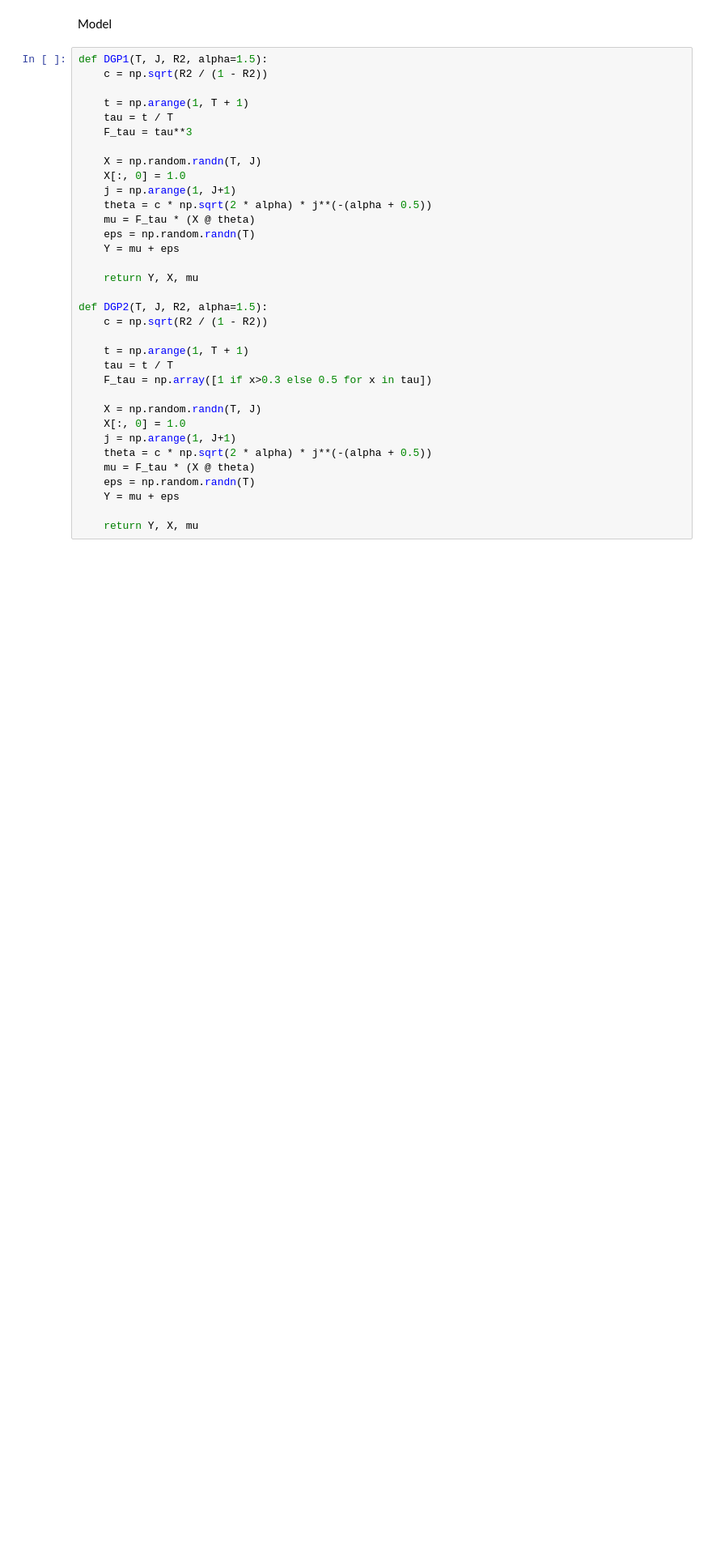
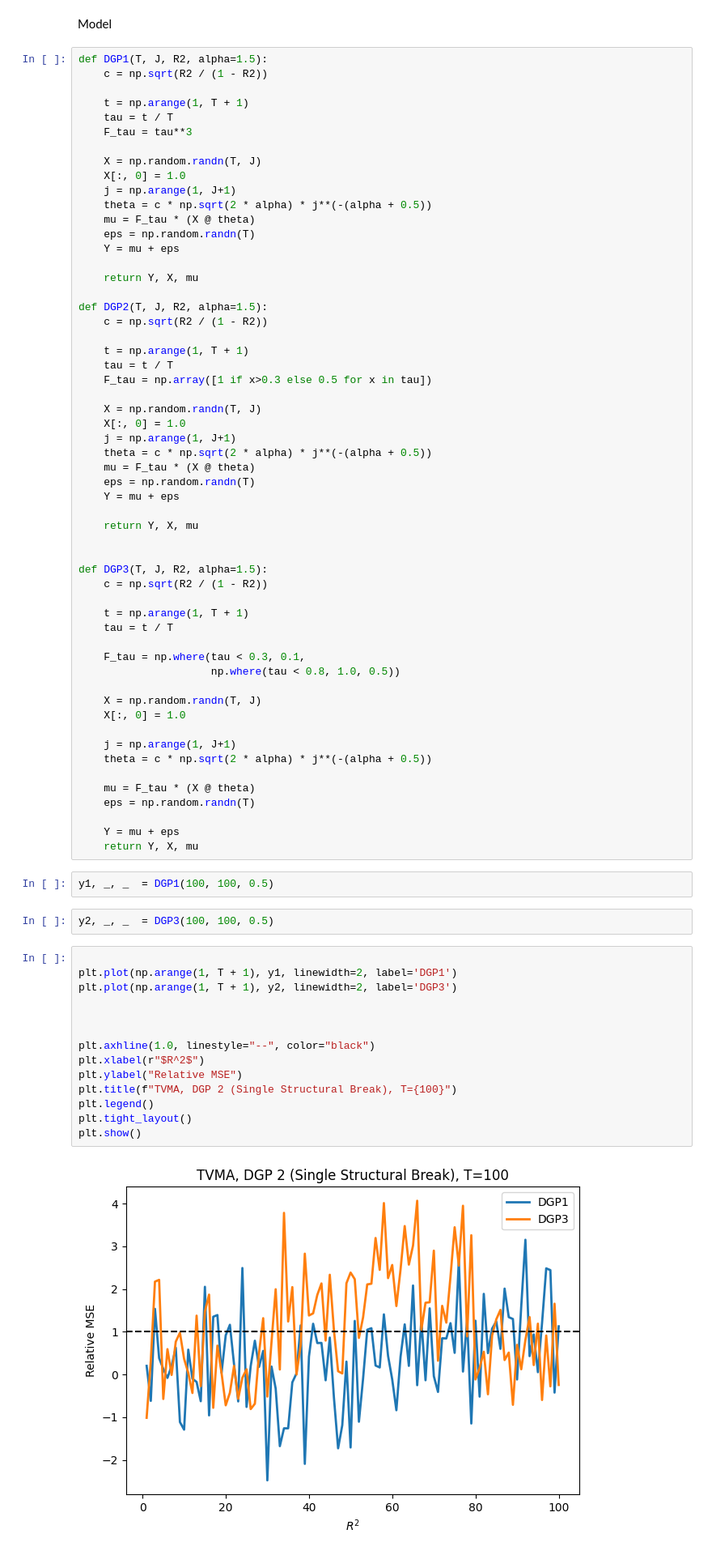
Before and after one commit to avril-rdgz/SCEDS_TVMA, a Jupyter notebook: main.ipynb, the cells around one changed output. Shown at 81% size. Cells and saved outputs as stored; diff of their text form; blank space fills up the shorter version.

```diff
--- a/main.ipynb
+++ b/main.ipynb
@@ -52,6 +52,48 @@ def DGP2(T, J, R2, alpha=1.5):
     Y = mu + eps
 
     return Y, X, mu
+
+
+def DGP3(T, J, R2, alpha=1.5):
+    c = np.sqrt(R2 / (1 - R2))
+
+    t = np.arange(1, T + 1)
+    tau = t / T
+
+    F_tau = np.where(tau < 0.3, 0.1,
+                     np.where(tau < 0.8, 1.0, 0.5))
+
+    X = np.random.randn(T, J)
+    X[:, 0] = 1.0
+
+    j = np.arange(1, J+1)
+    theta = c * np.sqrt(2 * alpha) * j**(-(alpha + 0.5))
+
+    mu = F_tau * (X @ theta)
+    eps = np.random.randn(T)
+
+    Y = mu + eps
+    return Y, X, mu
+# %%
+y1, _, _  = DGP1(100, 100, 0.5)
+# %%
+y2, _, _  = DGP3(100, 100, 0.5)
+# %%
+
+plt.plot(np.arange(1, T + 1), y1, linewidth=2, label='DGP1')
+plt.plot(np.arange(1, T + 1), y2, linewidth=2, label='DGP3')
+
+
+
+plt.axhline(1.0, linestyle="--", color="black")
+plt.xlabel(r"$R^2$")
+plt.ylabel("Relative MSE")
+plt.title(f"TVMA, DGP 2 (Single Structural Break), T={100}")
+plt.legend()
+plt.tight_layout()
+plt.show()
+# %% [output]
+[figure, added]
 # %% [markdown]
 Methodology: Estimator
 # %%
```
Also changed, not shown: parts of 9 cells of this notebook.
